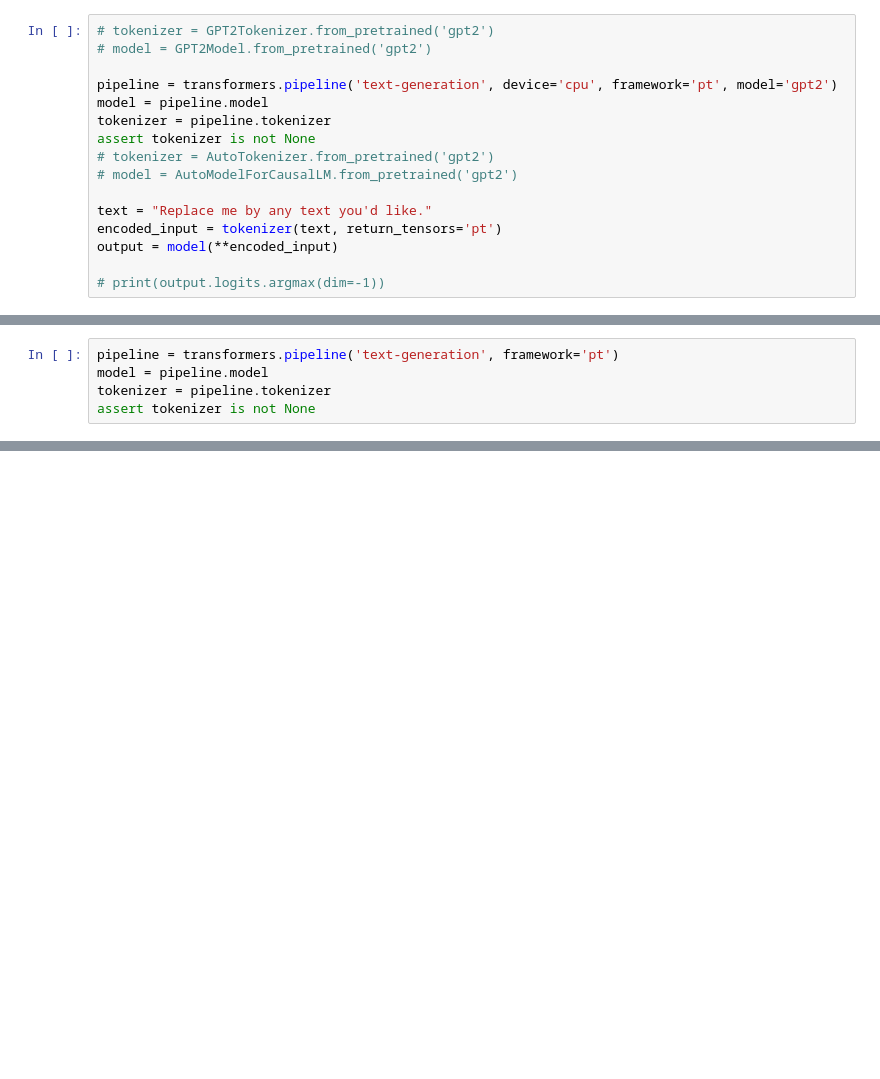
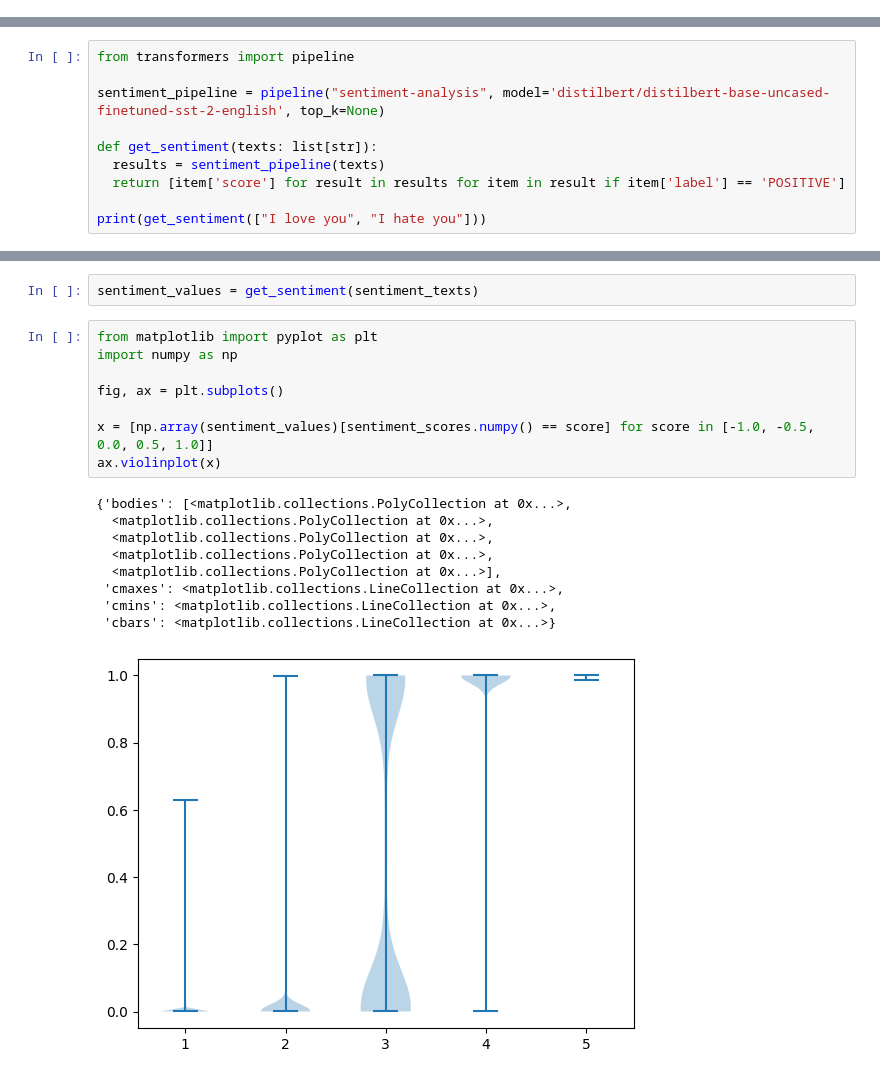
Before and after one commit to abhg86/LLM, a Jupyter notebook: Paper/notebook.ipynb, the cells around one changed output, grey strips where cells are left out. Saved outputs shown, nothing was run; the diff lists cells and outputs as text; blank space fills up the shorter version.

```diff
--- a/Paper/notebook.ipynb
+++ b/Paper/notebook.ipynb
@@ -10,16 +7,0 @@ from tqdm import tqdm
-# %%
-# tokenizer = GPT2Tokenizer.from_pretrained('gpt2')
-# model = GPT2Model.from_pretrained('gpt2')
-
-pipeline = transformers.pipeline('text-generation', device='cpu', framework='pt', model='gpt2')
-model = pipeline.model
-tokenizer = pipeline.tokenizer
-assert tokenizer is not None
-# tokenizer = AutoTokenizer.from_pretrained('gpt2')
-# model = AutoModelForCausalLM.from_pretrained('gpt2')
-
-text = "Replace me by any text you'd like."
-encoded_input = tokenizer(text, return_tensors='pt')
-output = model(**encoded_input)
-
-# print(output.logits.argmax(dim=-1))
@@ -129,5 +7,0 @@ x = tokenizer(texts_toxic[:5], padding=True, return_tensors='pt')
-# %%
-pipeline = transformers.pipeline('text-generation', framework='pt')
-model = pipeline.model
-tokenizer = pipeline.tokenizer
-assert tokenizer is not None
@@ -242,0 +111,10 @@ tokenizer('Hello, this is', return_tensors='pt')
+# %%
+from transformers import pipeline
+
+sentiment_pipeline = pipeline("sentiment-analysis", model='distilbert/distilbert-base-uncased-finetuned-sst-2-english', top_k=None)
+
+def get_sentiment(texts: list[str]):
+  results = sentiment_pipeline(texts)
+  return [item['score'] for result in results for item in result if item['label'] == 'POSITIVE']
+
+print(get_sentiment(["I love you", "I hate you"]))
@@ -242,0 +130,20 @@ tokenizer('Hello, this is', return_tensors='pt')
+# %%
+sentiment_values = get_sentiment(sentiment_texts)
+# %%
+from matplotlib import pyplot as plt
+import numpy as np
+
+fig, ax = plt.subplots()
+
+x = [np.array(sentiment_values)[sentiment_scores.numpy() == score] for score in [-1.0, -0.5, 0.0, 0.5, 1.0]]
+ax.violinplot(x)
+# %% [output]
+{'bodies': [<matplotlib.collections.PolyCollection at 0x...>,
+  <matplotlib.collections.PolyCollection at 0x...>,
+  <matplotlib.collections.PolyCollection at 0x...>,
+  <matplotlib.collections.PolyCollection at 0x...>,
+  <matplotlib.collections.PolyCollection at 0x...>],
+ 'cmaxes': <matplotlib.collections.LineCollection at 0x...>,
+ 'cmins': <matplotlib.collections.LineCollection at 0x...>,
+ 'cbars': <matplotlib.collections.LineCollection at 0x...>}
+[figure, added]
```
Also changed, not shown: parts of 26 cells of this notebook.
